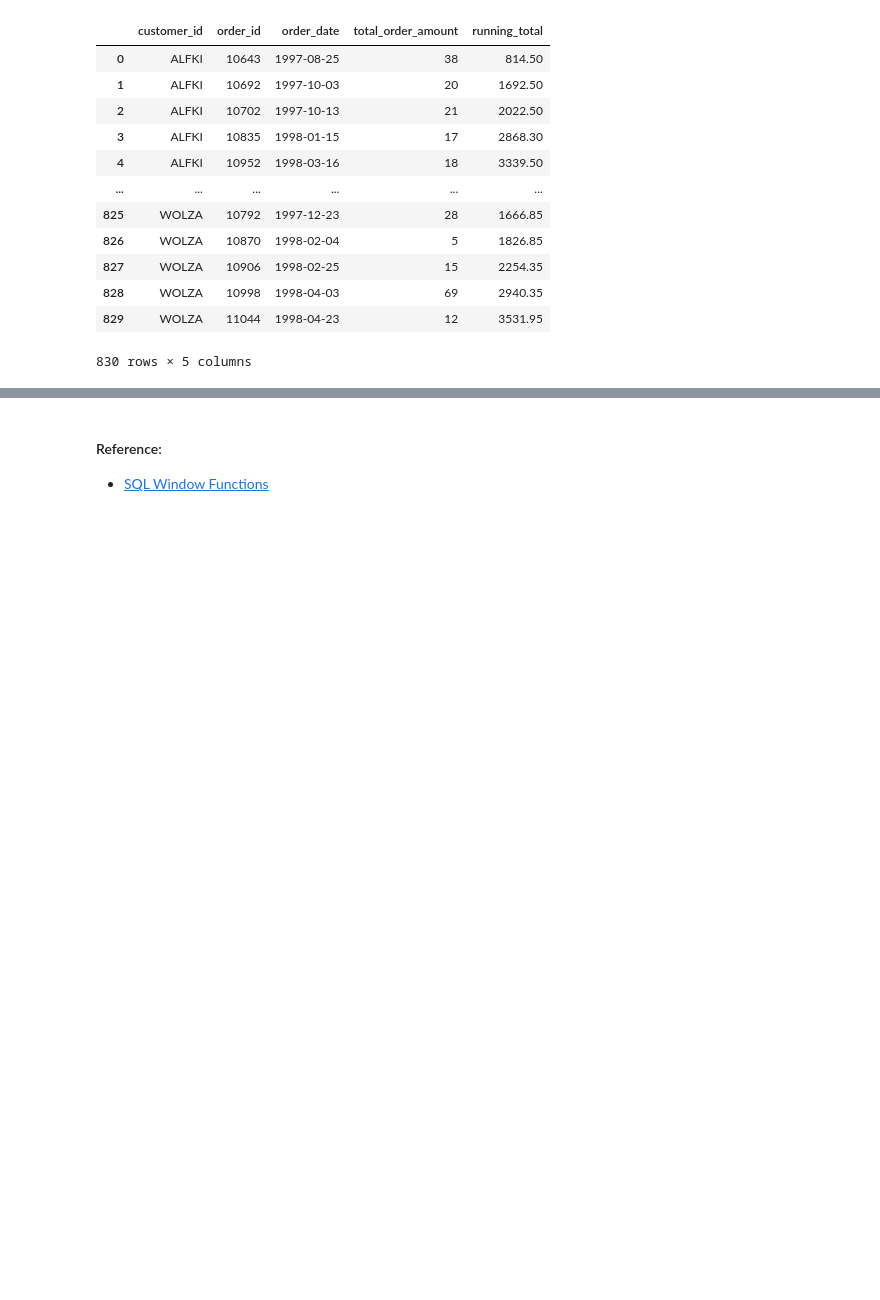
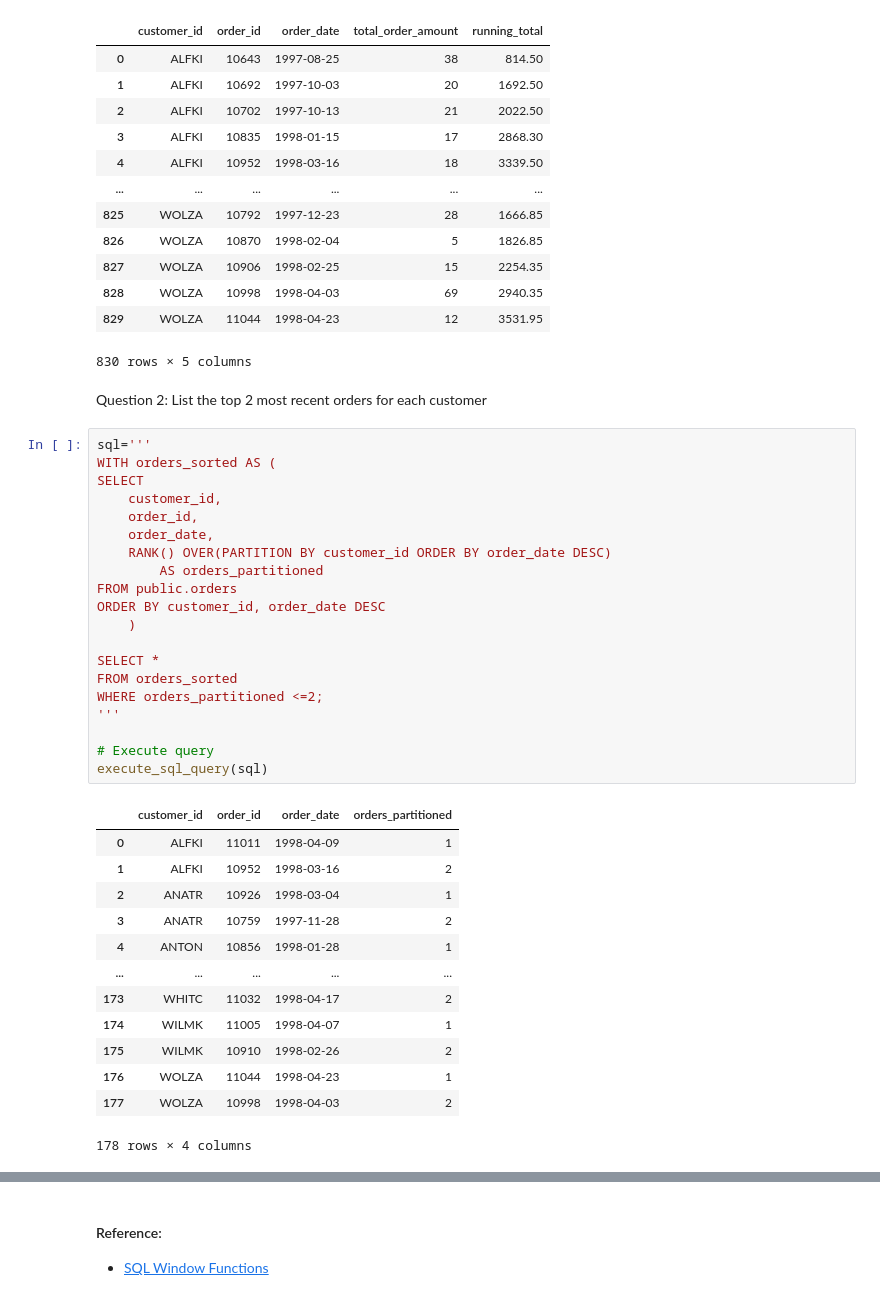
Before and after one commit to tharina11/SQL-Projects, a Jupyter notebook: 4. SQL_Concepts_2 Window Functions.ipynb, the cells around one changed output, grey strips where cells are left out. Saved outputs shown, nothing was run; the diff lists cells and outputs as text; blank space fills up the shorter version.

```diff
--- a/4. SQL_Concepts_2 Window Functions.ipynb
+++ b/4. SQL_Concepts_2 Window Functions.ipynb
@@ -185,3 +185,39 @@ execute_sql_query(sql)
 | 828 | WOLZA | 10998 | 1998-04-03 | 69 | 2940.35 |
 | 829 | WOLZA | 11044 | 1998-04-23 | 12 | 3531.95 |
 830 rows × 5 columns
+# %% [markdown]
+Question 2: List the top 2 most recent orders for each customer
+# %%
+sql='''
+WITH orders_sorted AS (
+SELECT
+	customer_id,
+	order_id,
+	order_date,
+	RANK() OVER(PARTITION BY customer_id ORDER BY order_date DESC)
+		AS orders_partitioned
+FROM public.orders
+ORDER BY customer_id, order_date DESC
+	)
+
+SELECT *
+FROM orders_sorted
+WHERE orders_partitioned <=2;
+'''
+
+# Execute query
+execute_sql_query(sql)
+# %% [output]
+|  | customer_id | order_id | order_date | orders_partitioned |
+| 0 | ALFKI | 11011 | 1998-04-09 | 1 |
+| 1 | ALFKI | 10952 | 1998-03-16 | 2 |
+| 2 | ANATR | 10926 | 1998-03-04 | 1 |
+| 3 | ANATR | 10759 | 1997-11-28 | 2 |
+| 4 | ANTON | 10856 | 1998-01-28 | 1 |
+| ... | ... | ... | ... | ... |
+| 173 | WHITC | 11032 | 1998-04-17 | 2 |
+| 174 | WILMK | 11005 | 1998-04-07 | 1 |
+| 175 | WILMK | 10910 | 1998-02-26 | 2 |
+| 176 | WOLZA | 11044 | 1998-04-23 | 1 |
+| 177 | WOLZA | 10998 | 1998-04-03 | 2 |
+178 rows × 4 columns
```
Also changed, not shown: parts of 3 cells of this notebook, 1 other file.
